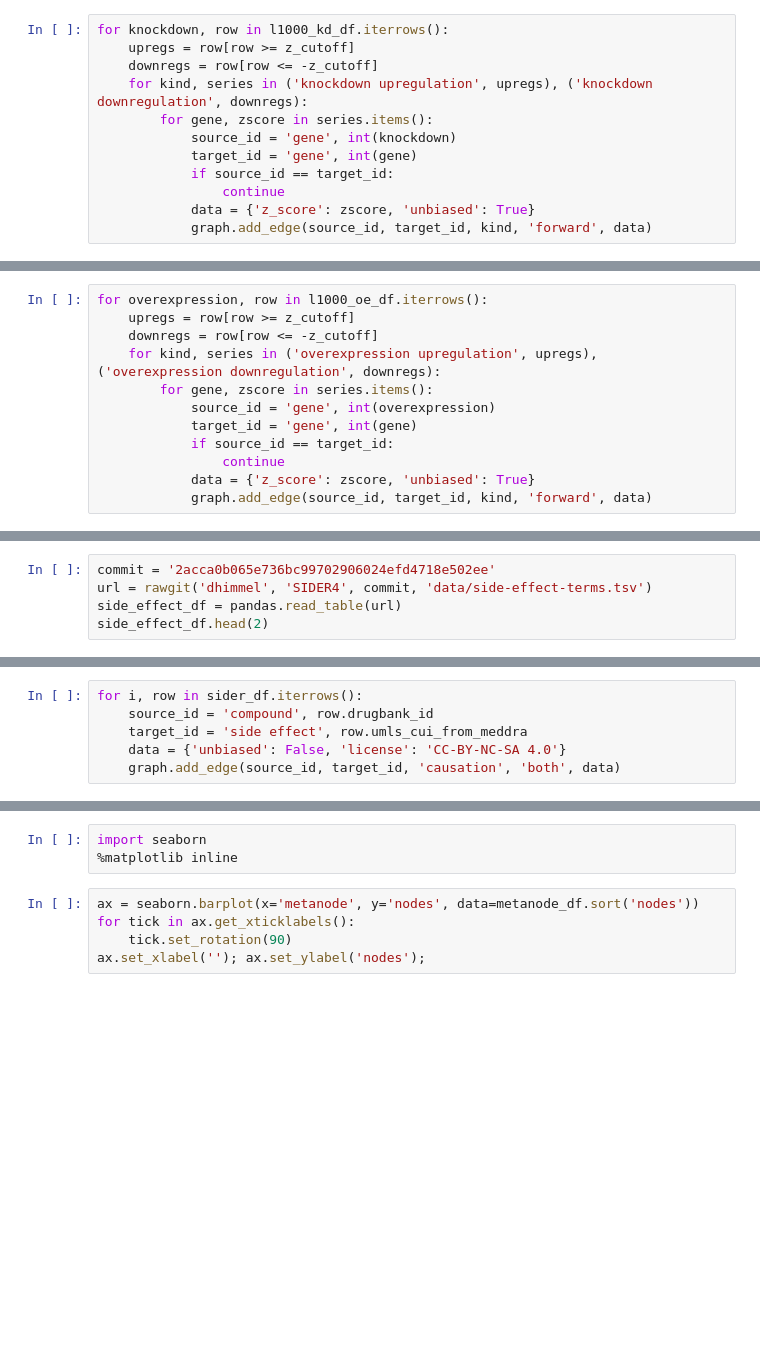
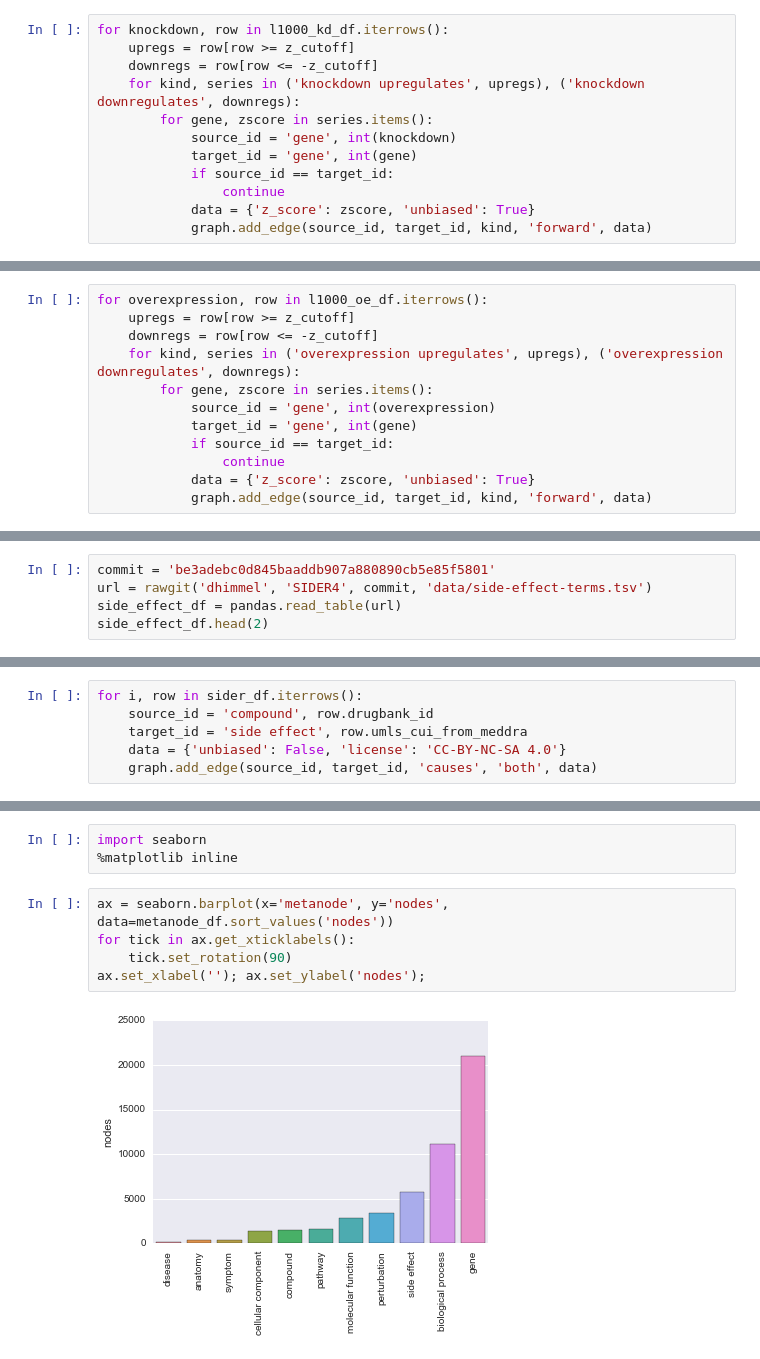
Before and after one commit to dhimmel/integrate, a Jupyter notebook: integrate.ipynb, the cells around one changed output, grey strips where cells are left out. Saved outputs shown, nothing was run; the diff lists cells and outputs as text; blank space fills up the shorter version.

```diff
--- a/integrate.ipynb
+++ b/integrate.ipynb
@@ -415,7 +507,7 @@ l1000_kd_df = l1000_kd_df.groupby(symbol_to_gene_id).mean()
 for knockdown, row in l1000_kd_df.iterrows():
     upregs = row[row >= z_cutoff]
     downregs = row[row <= -z_cutoff]
-    for kind, series in ('knockdown upregulation', upregs), ('knockdown downregulation', downregs):
+    for kind, series in ('knockdown upregulates', upregs), ('knockdown downregulates', downregs):
         for gene, zscore in series.items():
             source_id = 'gene', int(knockdown)
             target_id = 'gene', int(gene)
@@ -433,7 +525,7 @@ l1000_oe_df = l1000_oe_df.groupby(symbol_to_gene_id).mean()
 for overexpression, row in l1000_oe_df.iterrows():
     upregs = row[row >= z_cutoff]
     downregs = row[row <= -z_cutoff]
-    for kind, series in ('overexpression upregulation', upregs), ('overexpression downregulation', downregs):
+    for kind, series in ('overexpression upregulates', upregs), ('overexpression downregulates', downregs):
         for gene, zscore in series.items():
             source_id = 'gene', int(overexpression)
             target_id = 'gene', int(gene)
@@ -444,7 +536,7 @@ for overexpression, row in l1000_oe_df.iterrows():
 # %% [markdown]
 ## Side Effects - SIDER
 # %%
-commit = '2acca0b065e736bc99702906024efd4718e502ee'
+commit = 'be3adebc0d845baaddb907a880890cb5e85f5801'
 url = rawgit('dhimmel', 'SIDER4', commit, 'data/side-effect-terms.tsv')
 side_effect_df = pandas.read_table(url)
 side_effect_df.head(2)
@@ -463,4 +563,4 @@ for i, row in sider_df.iterrows():
     source_id = 'compound', row.drugbank_id
     target_id = 'side effect', row.umls_cui_from_meddra
     data = {'unbiased': False, 'license': 'CC-BY-NC-SA 4.0'}
-    graph.add_edge(source_id, target_id, 'causation', 'both', data)
+    graph.add_edge(source_id, target_id, 'causes', 'both', data)
@@ -540,8 +664,10 @@ metaedge_df.edges.sum()
 import seaborn
 %matplotlib inline
 # %%
-ax = seaborn.barplot(x='metanode', y='nodes', data=metanode_df.sort('nodes'))
+ax = seaborn.barplot(x='metanode', y='nodes', data=metanode_df.sort_values('nodes'))
 for tick in ax.get_xticklabels():
     tick.set_rotation(90)
 ax.set_xlabel(''); ax.set_ylabel('nodes');
+# %% [output]
+[figure, added]
 # %%
```
Also changed, not shown: parts of 60 cells of this notebook, 3 other files.
